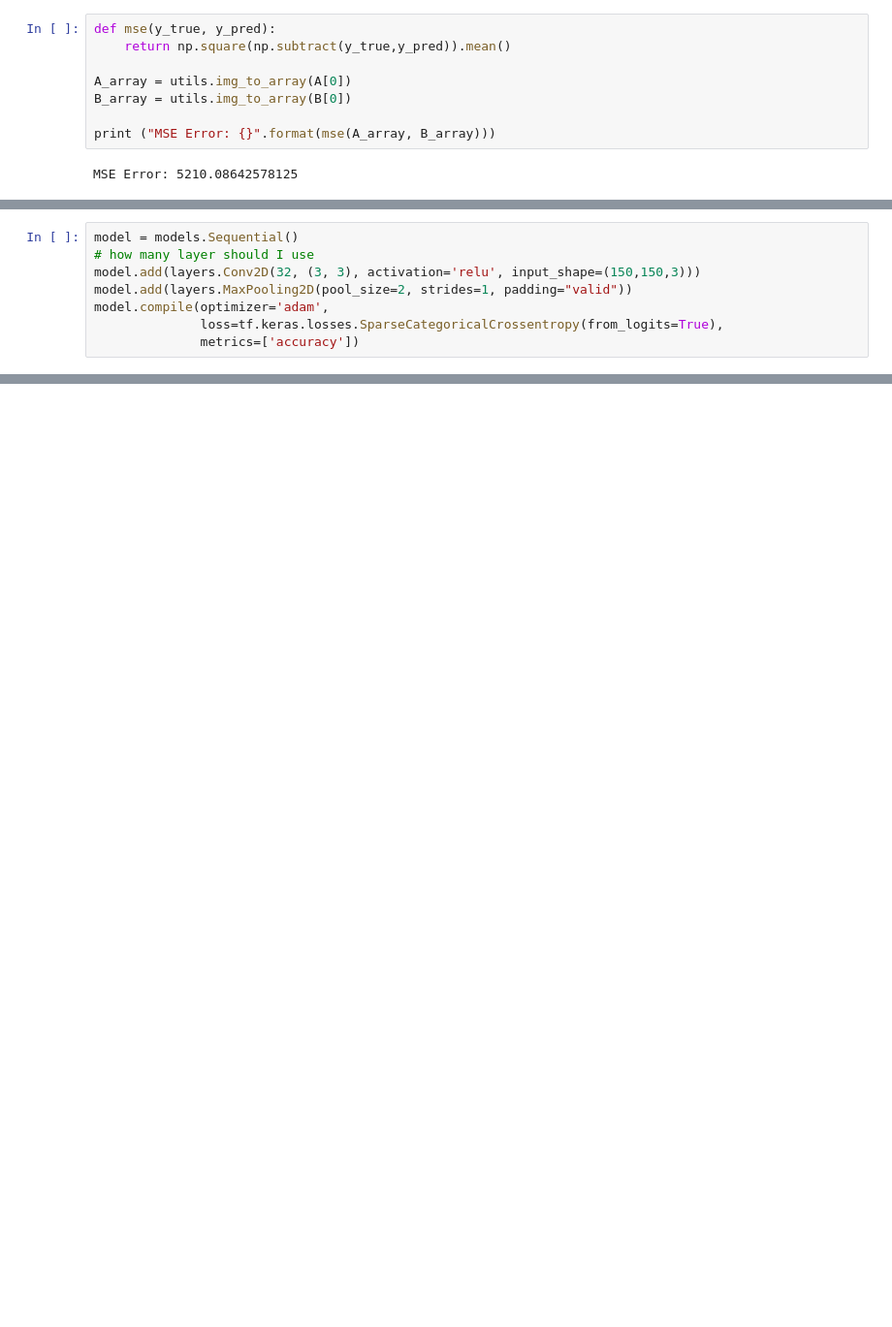
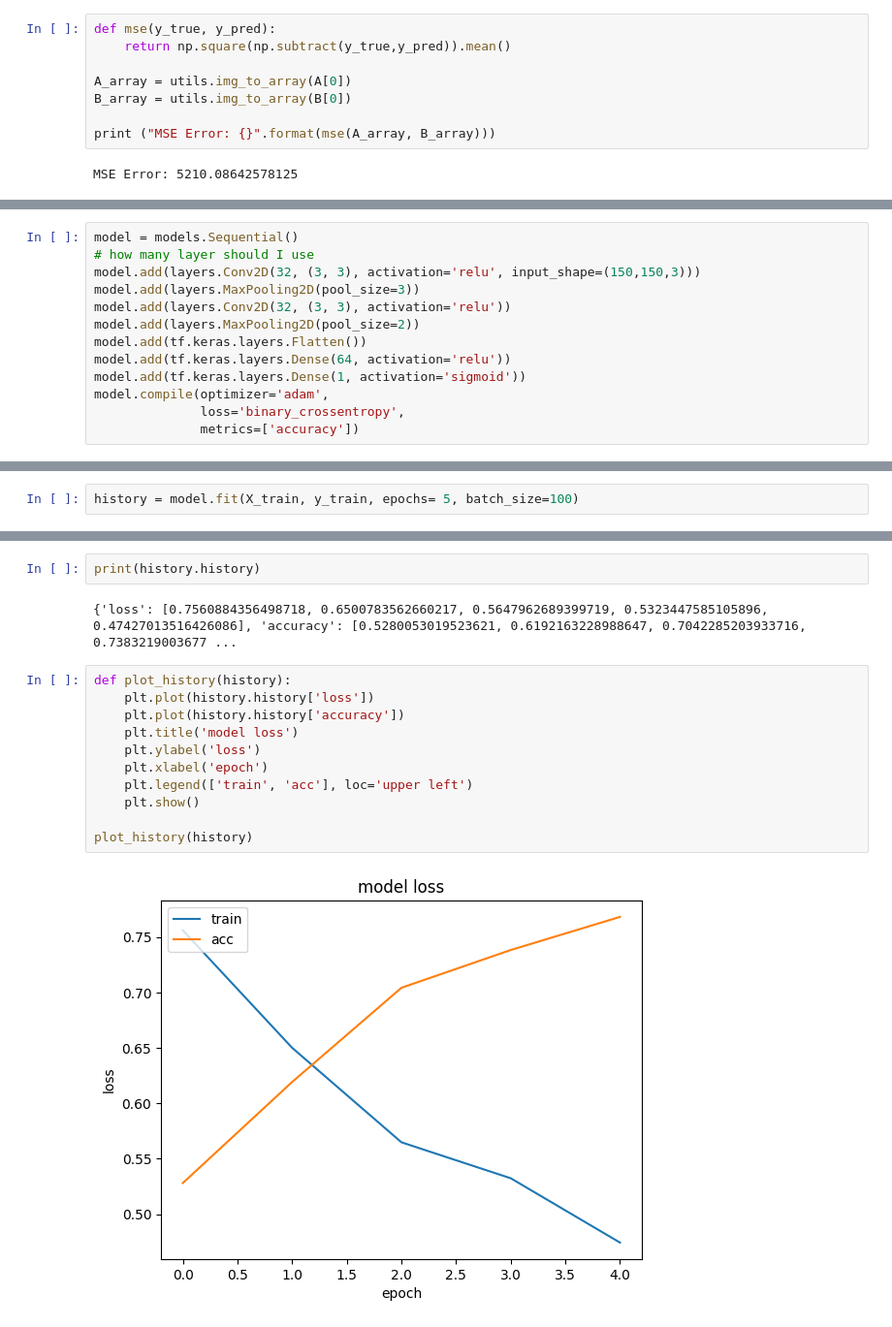
Before and after one commit to gg41825/real_fake_signature, a Jupyter notebook: detect.ipynb, the cells around one changed output, grey strips where cells are left out. Shown at 97% size. Cells and saved outputs as stored; diff of their text form; blank space fills up the shorter version.

```diff
--- a/detect.ipynb
+++ b/detect.ipynb
@@ -162,9 +119,14 @@ plt.show()
 model = models.Sequential()
 # how many layer should I use
 model.add(layers.Conv2D(32, (3, 3), activation='relu', input_shape=(150,150,3)))
-model.add(layers.MaxPooling2D(pool_size=2, strides=1, padding="valid"))
+model.add(layers.MaxPooling2D(pool_size=3))
+model.add(layers.Conv2D(32, (3, 3), activation='relu'))
+model.add(layers.MaxPooling2D(pool_size=2))
+model.add(tf.keras.layers.Flatten())
+model.add(tf.keras.layers.Dense(64, activation='relu'))
+model.add(tf.keras.layers.Dense(1, activation='sigmoid'))
 model.compile(optimizer='adam',
-              loss=tf.keras.losses.SparseCategoricalCrossentropy(from_logits=True),
+              loss='binary_crossentropy',
               metrics=['accuracy'])
 # %%
 model.summary()
@@ -184,2 +149,4 @@ Trainable params: 896
 Non-trainable params: 0
 _________________________________________________________________
+# %%
+history = model.fit(X_train, y_train, epochs= 5, batch_size=100)
@@ -185,0 +165,17 @@ _________________________________________________________________
+# %%
+print(history.history)
+# %% [output]
+{'loss': [0.7560884356498718, 0.6500783562660217, 0.5647962689399719, 0.5323447585105896, 0.47427013516426086], 'accuracy': [0.5280053019523621, 0.6192163228988647, 0.7042285203933716, 0.7383219003677 ...
+# %%
+def plot_history(history):
+    plt.plot(history.history['loss'])
+    plt.plot(history.history['accuracy'])
+    plt.title('model loss')
+    plt.ylabel('loss')
+    plt.xlabel('epoch')
+    plt.legend(['train', 'acc'], loc='upper left')
+    plt.show()
+
+plot_history(history)
+# %% [output]
+[figure, added]
```
Also changed, not shown: parts of 16 cells of this notebook.
